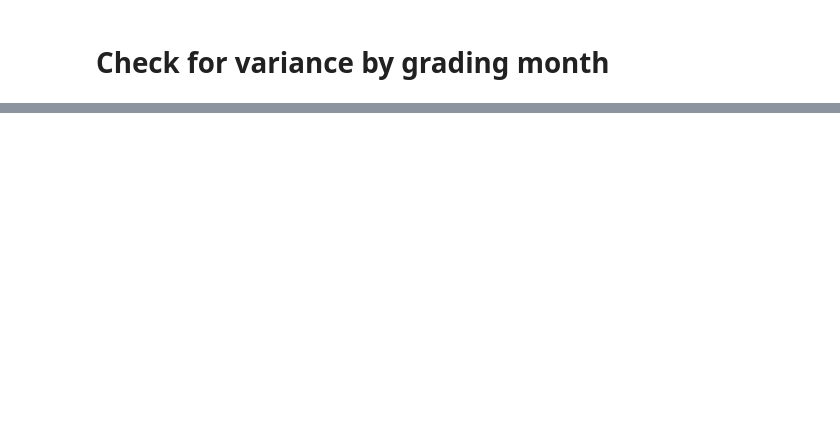
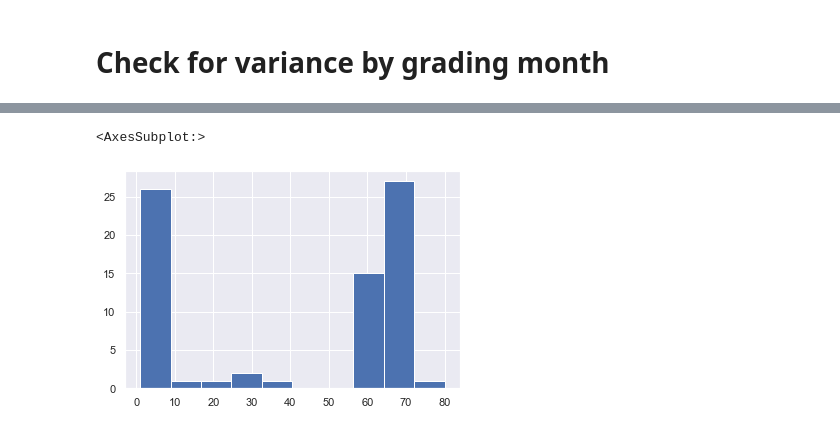
Before and after one commit to joshuamchavez2/Drivers-for-Excellent-Coffee, a Jupyter notebook: Random exploration of data.ipynb, the cells around one changed output, grey strips where cells are left out. Drawn from its saved outputs; the diff is of its cells as text; code cells hidden in the pictures; blank space fills up the shorter version.

```diff
--- a/Random exploration of data.ipynb
+++ b/Random exploration of data.ipynb
@@ -202,0 +267,6 @@ Name: bag_weight, dtype: int64
+# %%
+sns.set(font_scale = 1)
+df_rating.bag_weight.hist()
+# %% [output]
+<AxesSubplot:>
+[figure, added]
```
Also changed, not shown: parts of 52 cells of this notebook, 4 other files.
